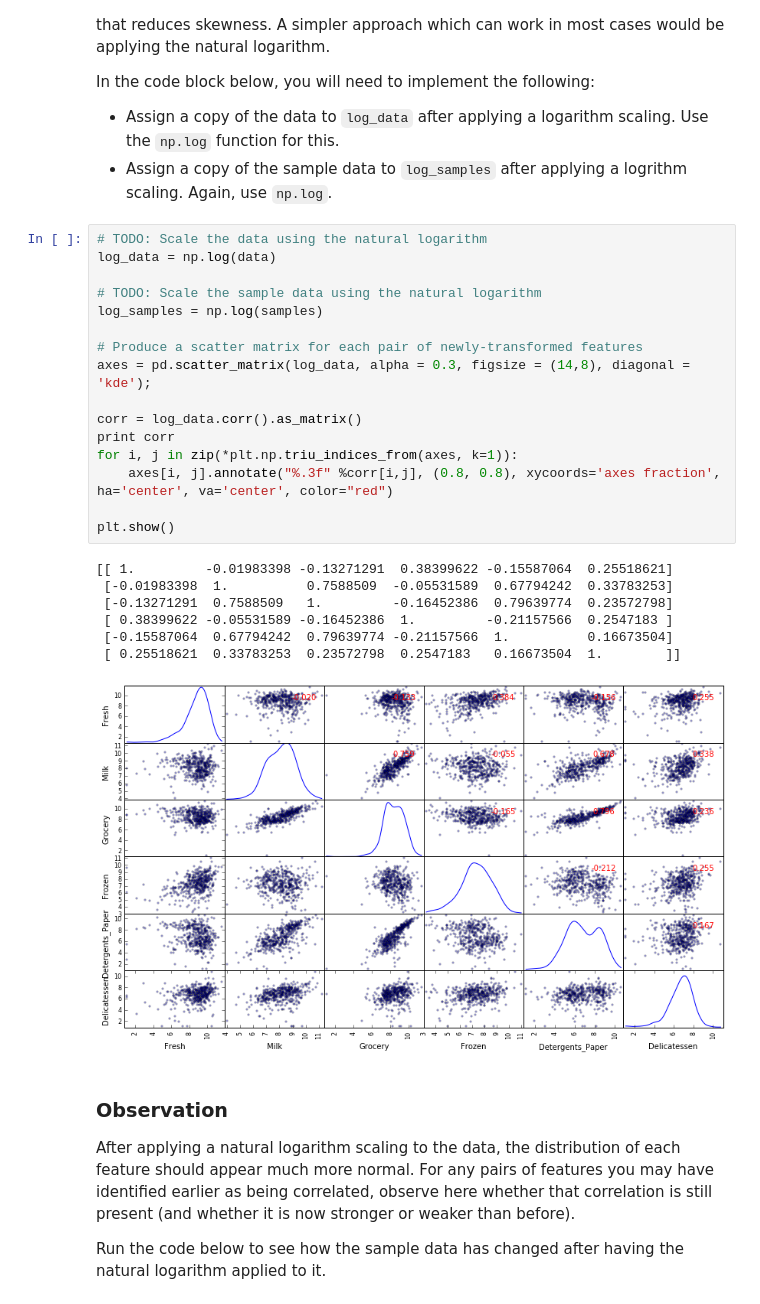
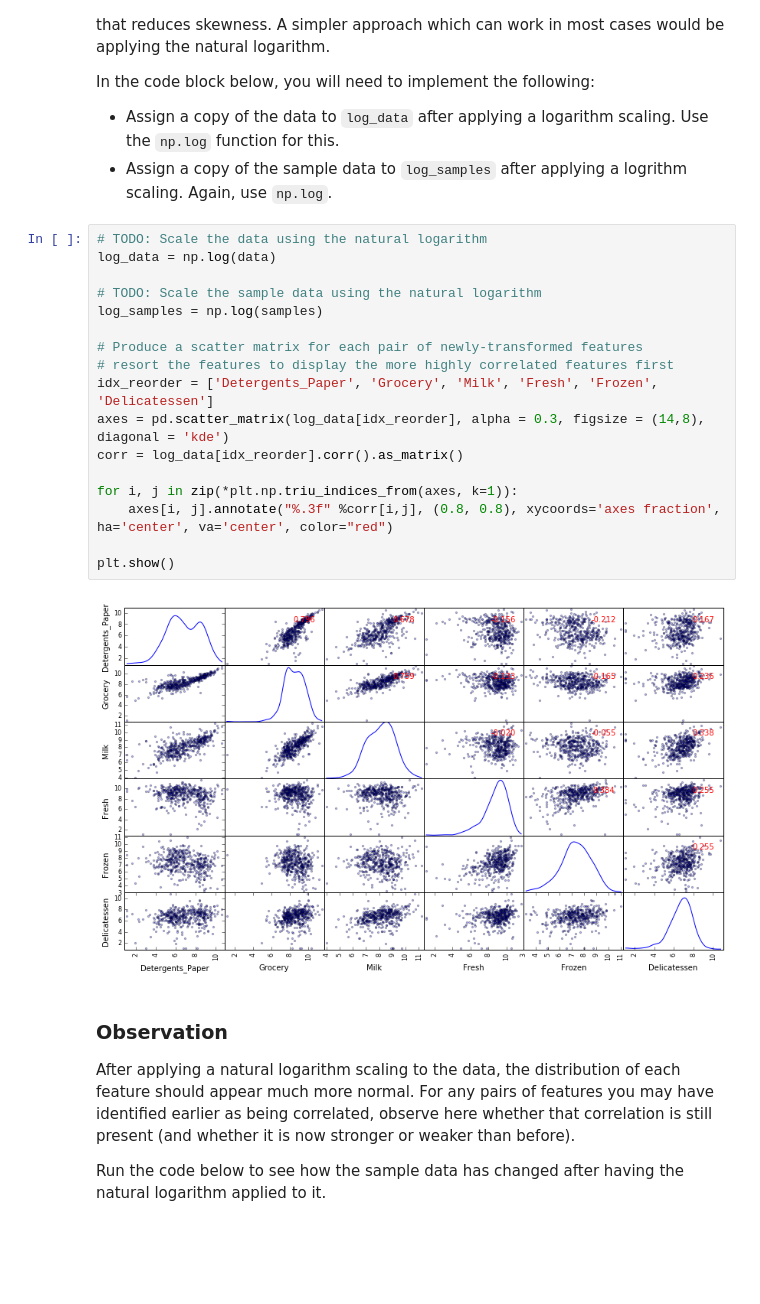
Before and after one commit to thalles753/machine-learning, a Jupyter notebook: projects/creating_customer_segments/customer_segments.ipynb, the cells around one changed output. Saved outputs shown, nothing was run; the diff lists cells and outputs as text; blank space fills up the shorter version.

```diff
--- a/projects/creating_customer_segments/customer_segments.ipynb
+++ b/projects/creating_customer_segments/customer_segments.ipynb
@@ -226,27 +199,22 @@ In the code block below, you will need to implement the following:
 # %%
 # TODO: Scale the data using the natural logarithm
 log_data = np.log(data)
 
 # TODO: Scale the sample data using the natural logarithm
 log_samples = np.log(samples)
 
 # Produce a scatter matrix for each pair of newly-transformed features
-axes = pd.scatter_matrix(log_data, alpha = 0.3, figsize = (14,8), diagonal = 'kde');
+# resort the features to display the more highly correlated features first
+idx_reorder = ['Detergents_Paper', 'Grocery', 'Milk', 'Fresh', 'Frozen', 'Delicatessen']
+axes = pd.scatter_matrix(log_data[idx_reorder], alpha = 0.3, figsize = (14,8), diagonal = 'kde')
+corr = log_data[idx_reorder].corr().as_matrix()
 
-corr = log_data.corr().as_matrix()
-print corr
 for i, j in zip(*plt.np.triu_indices_from(axes, k=1)):
     axes[i, j].annotate("%.3f" %corr[i,j], (0.8, 0.8), xycoords='axes fraction', ha='center', va='center', color="red")
 
 plt.show()
 # %% [output]
-[[ 1.         -0.01983398 -0.13271291  0.38399622 -0.15587064  0.25518621]
- [-0.01983398  1.          0.7588509  -0.05531589  0.67794242  0.33783253]
- [-0.13271291  0.7588509   1.         -0.16452386  0.79639774  0.23572798]
- [ 0.38399622 -0.05531589 -0.16452386  1.         -0.21157566  0.2547183 ]
- [-0.15587064  0.67794242  0.79639774 -0.21157566  1.          0.16673504]
- [ 0.25518621  0.33783253  0.23572798  0.2547183   0.16673504  1.        ]]
-[figure, old version]
+[figure, new version]
 # %% [markdown]
 ### Observation
 After applying a natural logarithm scaling to the data, the distribution of each feature should appear much more normal. For any pairs of features you may have identified earlier as being correlated, observe here whether that correlation is still present (and whether it is now stronger or weaker than before).
```
Also changed, not shown: parts of 16 cells of this notebook, 1 other file.
